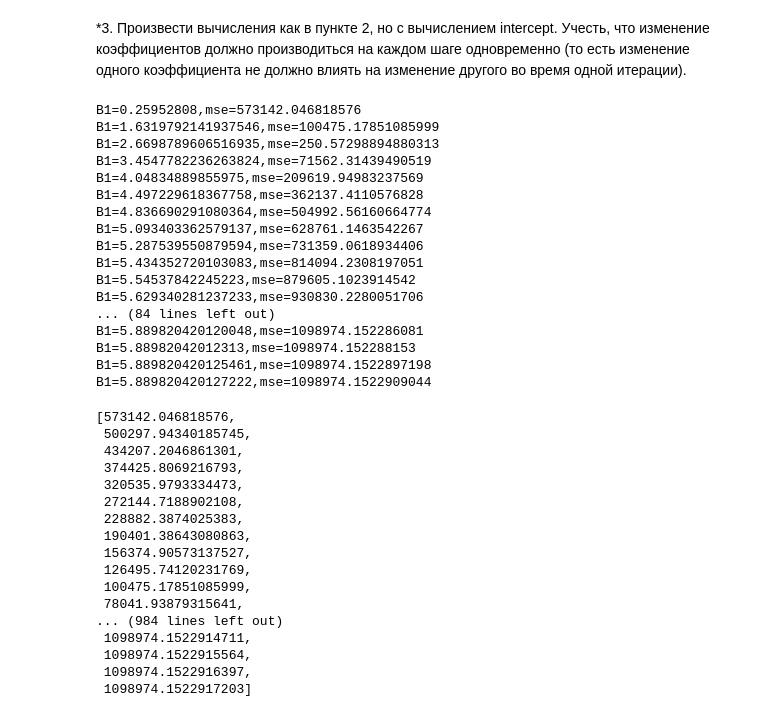
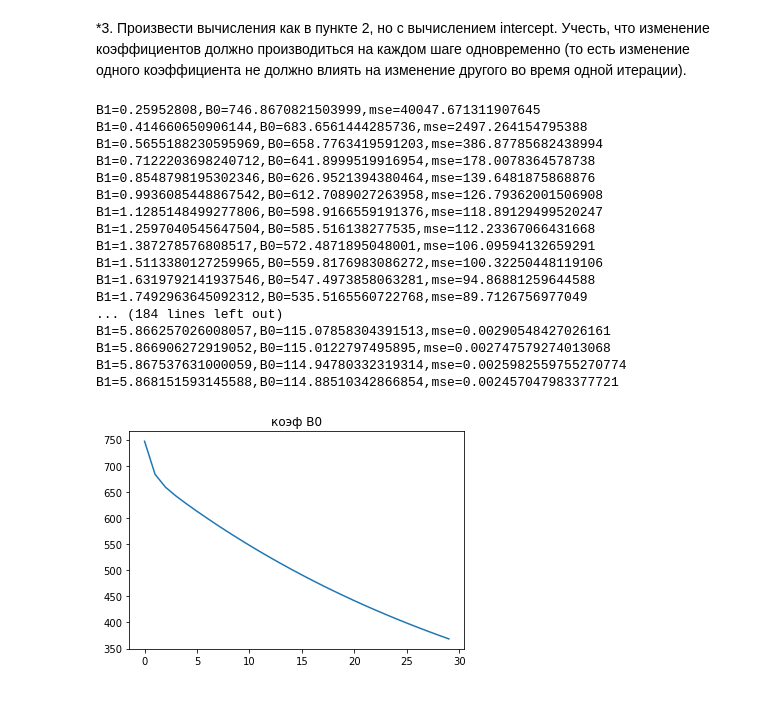
Before and after one commit to LenaChuh/matstat, a Jupyter notebook: lesson7.ipynb, the cells around one changed output. Cells and saved outputs as stored; diff of their text form; code cells hidden in the pictures.

```diff
--- a/lesson7.ipynb
+++ b/lesson7.ipynb
@@ -165,50 +165,40 @@ def mse_inter(B1, y=Y, X=X, n=10):
 B1_inter_plot=[]
 mse_inter_plot=[]
 i_inter_plot=[]
-
-
-for i in range(1000):
+inter_inter_plot=[]
+B1=0.1
+B0=1000
+beta=0.4
+for i in range(200):
     B1 -= alpha*(2/n)*np.sum((B1*zp-ks)*zp)
     B1_inter_plot.append(B1)
-    mse_inter_plot.append(mse_inter(B1))
+    B0 -= beta*(2/n)*np.sum((B1*zp+B0-ks)*1)
+    mse_inter_plot.append(mse_inter(B1,B0))
     i_inter_plot.append(i)
-    if i % 10 == 0:
-        print('B1={B1},mse={mse}'.format(i=i,B1=B1,mse=mse_inter(B1)))
+    inter_inter_plot.append(B0)
+    print('B1={B1},B0={B0},mse={mse}'.format(i=i,B1=B1,B0=B0,mse=mse_inter(B1,B0)))
 # %% [output]
-B1=0.25952808,mse=573142.046818576
-B1=1.6319792141937546,mse=100475.17851085999
-B1=2.6698789606516935,mse=250.57298894880313
-B1=3.4547782236263824,mse=71562.31439490519
-B1=4.04834889855975,mse=209619.94983237569
-B1=4.497229618367758,mse=362137.4110576828
-B1=4.836690291080364,mse=504992.56160664774
-B1=5.093403362579137,mse=628761.1463542267
-B1=5.287539550879594,mse=731359.0618934406
-B1=5.434352720103083,mse=814094.2308197051
-B1=5.54537842245223,mse=879605.1023914542
-B1=5.629340281237233,mse=930830.2280051706
-... (84 lines left out)
-B1=5.889820420120048,mse=1098974.152286081
-B1=5.88982042012313,mse=1098974.152288153
-B1=5.889820420125461,mse=1098974.1522897198
-B1=5.889820420127222,mse=1098974.1522909044
+B1=0.25952808,B0=746.8670821503999,mse=40047.671311907645
+B1=0.414660650906144,B0=683.6561444285736,mse=2497.264154795388
+B1=0.5655188230595969,B0=658.7763419591203,mse=386.87785682438994
+B1=0.7122203698240712,B0=641.8999519916954,mse=178.0078364578738
+B1=0.8548798195302346,B0=626.9521394380464,mse=139.6481875868876
+B1=0.9936085448867542,B0=612.7089027263958,mse=126.79362001506908
+B1=1.1285148499277806,B0=598.9166559191376,mse=118.89129499520247
+B1=1.2597040545647504,B0=585.516138277535,mse=112.23367066431668
+B1=1.387278576808517,B0=572.4871895048001,mse=106.09594132659291
+B1=1.5113380127259965,B0=559.8176983086272,mse=100.32250448119106
+B1=1.6319792141937546,B0=547.4973858063281,mse=94.86881259644588
+B1=1.7492963645092312,B0=535.5165560722768,mse=89.7126756977049
+... (184 lines left out)
+B1=5.866257026008057,B0=115.07858304391513,mse=0.00290548427026161
+B1=5.866906272919052,B0=115.0122797495895,mse=0.002747579274013068
+B1=5.867537631000059,B0=114.94780332319314,mse=0.0025982559755270774
+B1=5.868151593145588,B0=114.88510342866854,mse=0.002457047983377721
-# %%
-mse_inter_plot
-# %% [output]
-[573142.046818576,
- 500297.94340185745,
- 434207.2046861301,
- 374425.8069216793,
- 320535.9793334473,
- 272144.7188902108,
- 228882.3874025383,
- 190401.38643080863,
- 156374.90573137527,
- 126495.74120231769,
- 100475.17851085999,
- 78041.93879315641,
-... (984 lines left out)
- 1098974.1522914711,
- 1098974.1522915564,
- 1098974.1522916397,
- 1098974.1522917203]
+# %%
+
+plt.plot(i_inter_plot[:30],inter_inter_plot[:30])
+plt.title('коэф B0')
+plt.show()
+# %% [output]
+[figure, added]
```
Also changed, not shown: parts of 3 cells of this notebook.
